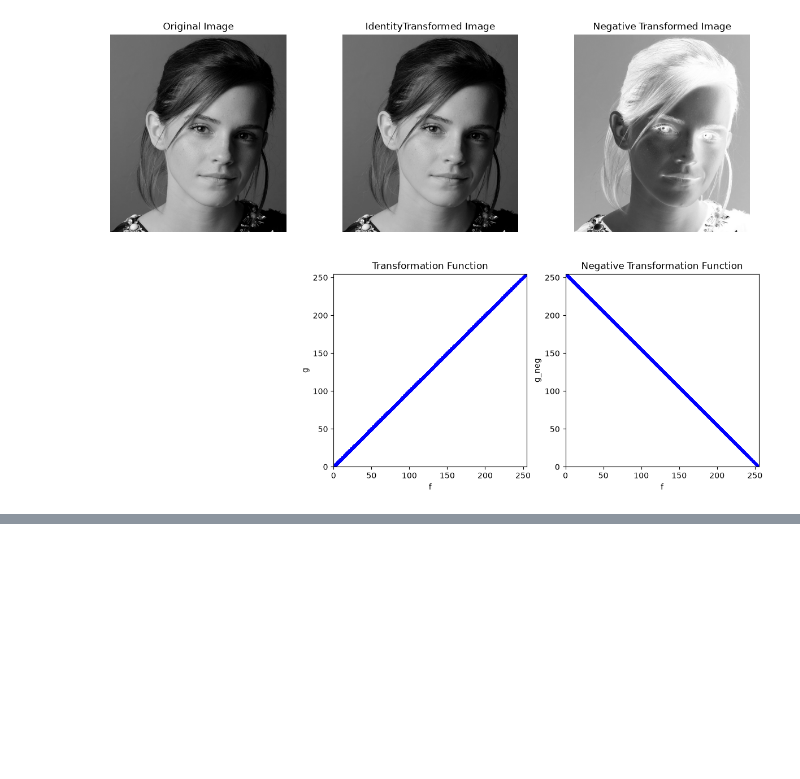
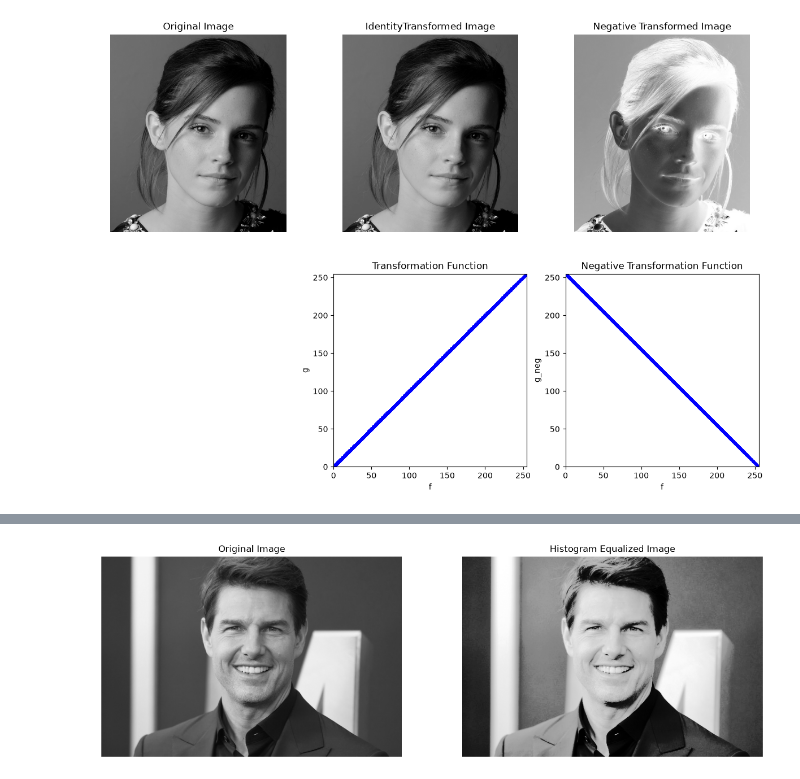
Before and after one commit to codingNR29/Image-processing, a Jupyter notebook: 02 Point Operations.ipynb, the cells around one changed output, grey strips where cells are left out. Saved outputs shown, nothing was run; the diff lists cells and outputs as text; code cells hidden in the pictures; blank space fills up the shorter version.

```diff
--- a/02 Point Operations.ipynb
+++ b/02 Point Operations.ipynb
@@ -158,0 +233,18 @@ plt.show()
+# %%
+#Histogram equalization
+im_new = cv.imread('images/tom.jpg', cv.IMREAD_GRAYSCALE)
+assert im_new is not None
+
+im_eq = cv.equalizeHist(im_new)
+
+fig, ax = plt.subplots(1, 2, figsize=(16, 8))
+ax[0].imshow(im_new, cmap = 'gray', vmin = 0, vmax = 255)
+ax[0].set_title('Original Image')
+ax[0].axis('off')
+ax[1].imshow(im_eq, cmap = 'gray', vmin = 0, vmax = 255)
+ax[1].set_title('Histogram Equalized Image')
+ax[1].axis('off')
+
+plt.show()
+# %% [output]
+[figure, added]
```
Also changed, not shown: parts of 2 cells of this notebook, 2 other files.
